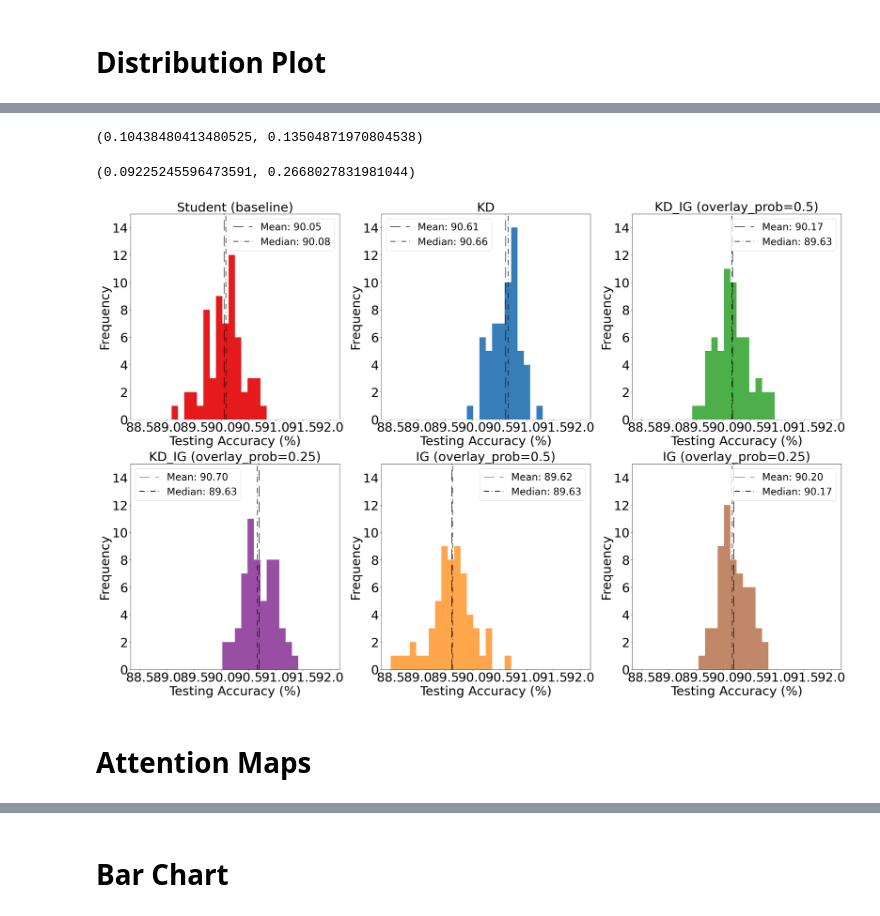
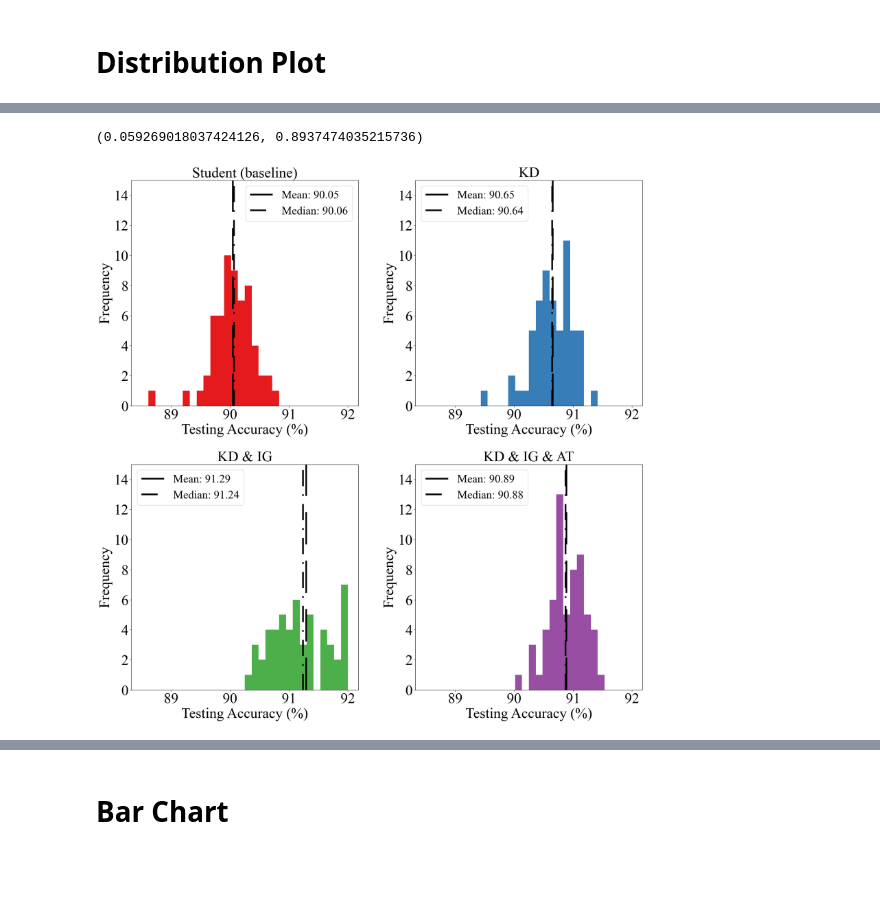
Before and after one commit to nordlinglab/ModelCompression-IntegratedGradients, a Jupyter notebook: Jupyter_notebooks/Paper_plots.ipynb, the cells around one changed output, grey strips where cells are left out. Saved outputs shown, nothing was run; the diff lists cells and outputs as text; code cells hidden in the pictures; blank space fills up the shorter version.

```diff
--- a/Jupyter_notebooks/Paper_plots.ipynb
+++ b/Jupyter_notebooks/Paper_plots.ipynb
@@ -172,16 +190,14 @@ plt.show()
 # %% [markdown]
 # Distribution Plot
 # %%
-montecarlo_KD_mean = montecarlo_kd["Test Accuracy"].mean()
-montecarlo_IG_mean = montecarlo_ig['Test Accuracy'].mean()
-montecarlo_KD_IG_mean = montecarlo_kd_ig['Test Accuracy'].mean()
-montecarlo_KD_IG_prob_mean = montecarlo_kd_ig_prob['Test Accuracy'].mean()
-montecarlo_ig_prob_mean = montecarlo_ig_prob['Test Accuracy'].mean()
+KD_mean = montecarlo_kd["Test Accuracy"].mean()
+KD_IG_mean = kd_ig['Test Accuracy'].mean()
+KD_IG_AT_mean = kd_ig_at['Test Accuracy'].mean()
+# montecarlo_ig_mean = ig['Test Accuracy'].mean()
 student_mean = student['Test Accuracy'].mean()
 # %%
-montecarlo_KD_median = montecarlo_kd["Test Accuracy"].median()
-montecarlo_IG_median = montecarlo_ig['Test Accuracy'].median()
-montecarlo_KD_IG_median = montecarlo_kd_ig['Test Accuracy'].median()
-montecarlo_KD_IG_prob_median = montecarlo_kd_ig_prob['Test Accuracy'].median()
-montecarlo_ig_prob_median = montecarlo_ig_prob['Test Accuracy'].median()
+KD_median = montecarlo_kd["Test Accuracy"].median()
+KD_IG_median = kd_ig['Test Accuracy'].median()
+KD_IG_AT_median = kd_ig_at['Test Accuracy'].median()
+# montecarlo_ig_mean = ig['Test Accuracy'].mean()
 student_median = student['Test Accuracy'].median()
@@ -207,23 +231,21 @@ lilliefors(montecarlo_kd_ig_prob["Test Accuracy"], dist='norm', pvalmethod='tabl
 # %%
-lilliefors(montecarlo_ig["Test Accuracy"], dist='norm', pvalmethod='table')
+# lilliefors(montecarlo_ig["Test Accuracy"], dist='norm', pvalmethod='table')
-# %% [output]
-(0.10438480413480525, 0.13504871970804538)
 # %%
-lilliefors(montecarlo_ig_prob["Test Accuracy"], dist='norm', pvalmethod='table')
+lilliefors(kd_ig_at["Test Accuracy"], dist='norm', pvalmethod='table')
 # %% [output]
-(0.09225245596473591, 0.2668027831981044)
+(0.059269018037424126, 0.8937474035215736)
 # %%
 dash = (20, 10)
 dots = ([10, 5, 1, 5])
 bins = 30
 range=(88.5, 92)
 rows = 2
-columns = 3
+columns = 2
 title_size = 36
 font_size = 36
 ylim = (0,15)
 
-plt.figure(figsize=(30,20))
+plt.figure(figsize=(20,20))
 plt.subplot(rows,columns,1)
 plt.hist(student['Test Accuracy'], bins=bins, color='#e41a1c', range=range)
 plt.axvline(student_mean, color='black', linestyle='--', label=f"Mean: {student_mean:.2f}", dashes=dash)
@@ -238,68 +260,42 @@ plt.ylim(ylim)
 
 plt.subplot(rows,columns,2)
 plt.hist(montecarlo_kd['Test Accuracy'], bins=bins, color='#377eb8', range=range)
-plt.axvline(montecarlo_KD_mean, color='black', linestyle='--', label=f"Mean: {montecarlo_KD_mean:.2f}", dashes=dash)
-plt.axvline(montecarlo_KD_median, color='black', linestyle='dashdot', label=f"Median: {montecarlo_KD_median:.2f}", dashes=dots)
+plt.axvline(KD_mean, color='black', linestyle='--', label=f"Mean: {KD_mean:.2f}", dashes=dash)
+plt.axvline(KD_median, color='black', linestyle='dashdot', label=f"Median: {KD_median:.2f}", dashes=dots)
 plt.xlabel("Testing Accuracy (%)", fontsize=font_size)
 plt.ylabel("Frequency", fontsize=font_size)
 plt.title("KD", fontsize=title_size)
 plt.xticks(fontsize=font_size)
 plt.yticks(fontsize=font_size)
 plt.legend(fontsize=28)
 plt.ylim(ylim)
 
 plt.subplot(rows,columns,3)
-plt.hist(montecarlo_kd_ig['Test Accuracy'], bins=bins, color='#4daf4a', range=range)
-plt.axvline(montecarlo_KD_IG_mean, color='black', linestyle='--', label=f"Mean: {montecarlo_KD_IG_mean:.2f}", dashes=dash)
-plt.axvline(montecarlo_KD_IG_median, color='black', linestyle='dashdot', label=f"Median: {montecarlo_IG_median:.2f}", dashes=dots)
+plt.hist(kd_ig['Test Accuracy'], bins=bins, color='#4daf4a', range=range)
+plt.axvline(KD_IG_mean, color='black', linestyle='--', label=f"Mean: {KD_IG_mean:.2f}", dashes=dash)
+plt.axvline(KD_IG_median, color='black', linestyle='dashdot', label=f"Median: {KD_IG_median:.2f}", dashes=dots)
 plt.xlabel("Testing Accuracy (%)", fontsize=font_size)
 plt.ylabel("Frequency", fontsize=font_size)
-plt.title("KD_IG (overlay_prob=0.5)", fontsize=title_size)
+plt.title("KD & IG", fontsize=title_size)
 plt.xticks(fontsize=font_size)
 plt.yticks(fontsize=font_size)
 plt.legend(fontsize=28)
 plt.ylim(ylim)
 
 plt.subplot(rows,columns,4)
-plt.hist(montecarlo_kd_ig_prob['Test Accuracy'], bins=bins, color='#984ea3', range=range)
-plt.axvline(montecarlo_KD_IG_prob_mean, color='black', linestyle='--', label=f"Mean: {montecarlo_KD_IG_prob_mean:.2f}", dashes=dash)
-plt.axvline(montecarlo_KD_IG_prob_median, color='black', linestyle='dashdot', label=f"Median: {montecarlo_IG_median:.2f}", dashes=dots)
+plt.hist(kd_ig_at['Test Accuracy'], bins=bins, color='#984ea3', range=range)
+plt.axvline(KD_IG_AT_mean, color='black', linestyle='--', label=f"Mean: {KD_IG_AT_mean:.2f}", dashes=dash)
+plt.axvline(KD_IG_AT_median, color='black', linestyle='dashdot', label=f"Median: {KD_IG_AT_median:.2f}", dashes=dots)
 plt.xlabel("Testing Accuracy (%)", fontsize=font_size)
 plt.ylabel("Frequency", fontsize=font_size)
-plt.title("KD_IG (overlay_prob=0.25)", fontsize=title_size)
-plt.xticks(fontsize=font_size)
-plt.yticks(fontsize=font_size)
-plt.legend(fontsize=28)
-plt.ylim(ylim)
-
-plt.subplot(rows,columns,5)
-plt.hist(montecarlo_ig['Test Accuracy'], bins=bins, color='#ff7f00', alpha=0.7, range=range)
-plt.axvline(montecarlo_IG_mean, color='black', linestyle='--', label=f"Mean: {montecarlo_IG_mean:.2f}", dashes=dash)
-plt.axvline(montecarlo_IG_median, color='black', linestyle='dashdot', label=f"Median: {montecarlo_IG_median:.2f}", dashes=dots)
-plt.xlabel("Testing Accuracy (%)", fontsize=font_size)
-plt.ylabel("Frequency", fontsize=font_size)
-plt.title("IG (overlay_prob=0.5)", fontsize=title_size)
-plt.xticks(fontsize=font_size)
-plt.yticks(fontsize=font_size)
-plt.legend(fontsize=28)
-plt.ylim(ylim)
-
-plt.subplot(rows,columns,6)
-plt.hist(montecarlo_ig_prob['Test Accuracy'], bins=bins, color='#a65628', alpha=0.7, range=range)
-plt.axvline(montecarlo_ig_prob_mean, color='black', linestyle='--', label=f"Mean: {montecarlo_ig_prob_mean:.2f}", dashes=dash)
-plt.axvline(montecarlo_ig_prob_median, color='black', linestyle='dashdot', label=f"Median: {montecarlo_ig_prob_median:.2f}", dashes=dots)
-plt.xlabel("Testing Accuracy (%)", fontsize=font_size)
-plt.ylabel("Frequency", fontsize=font_size)
-plt.title("IG (overlay_prob=0.25)", fontsize=title_size)
+plt.title("KD & IG & AT", fontsize=title_size)
 plt.xticks(fontsize=font_size)
 plt.yticks(fontsize=font_size)
 plt.legend(fontsize=28)
 plt.ylim(ylim)
 
 plt.tight_layout()
-# plt.savefig("Hernandez2024_montecarlo_subplots.pdf")
+plt.savefig("Hernandez2024_montecarlo_subplots.pdf")
 plt.show()
 # %% [output]
-[figure, old version]
+[figure, new version]
-# %% [markdown]
-# Attention Maps
```
Also changed, not shown: parts of 18 cells of this notebook, 11 other files.
